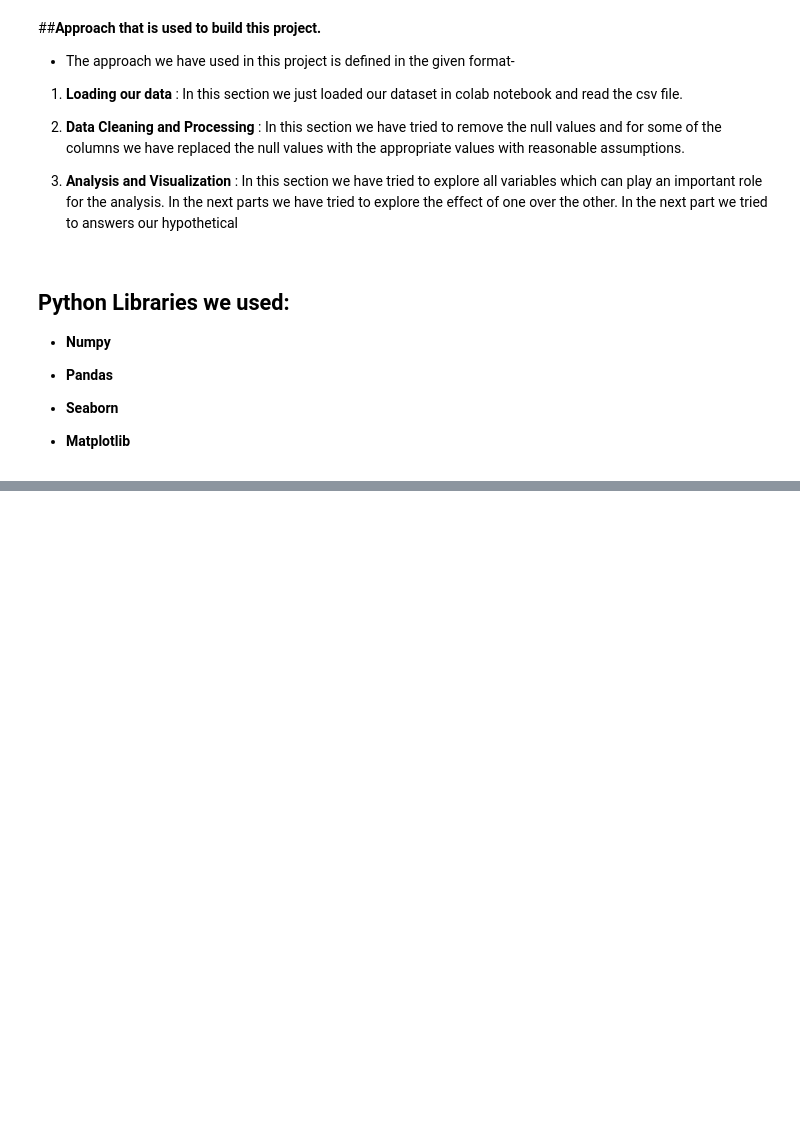
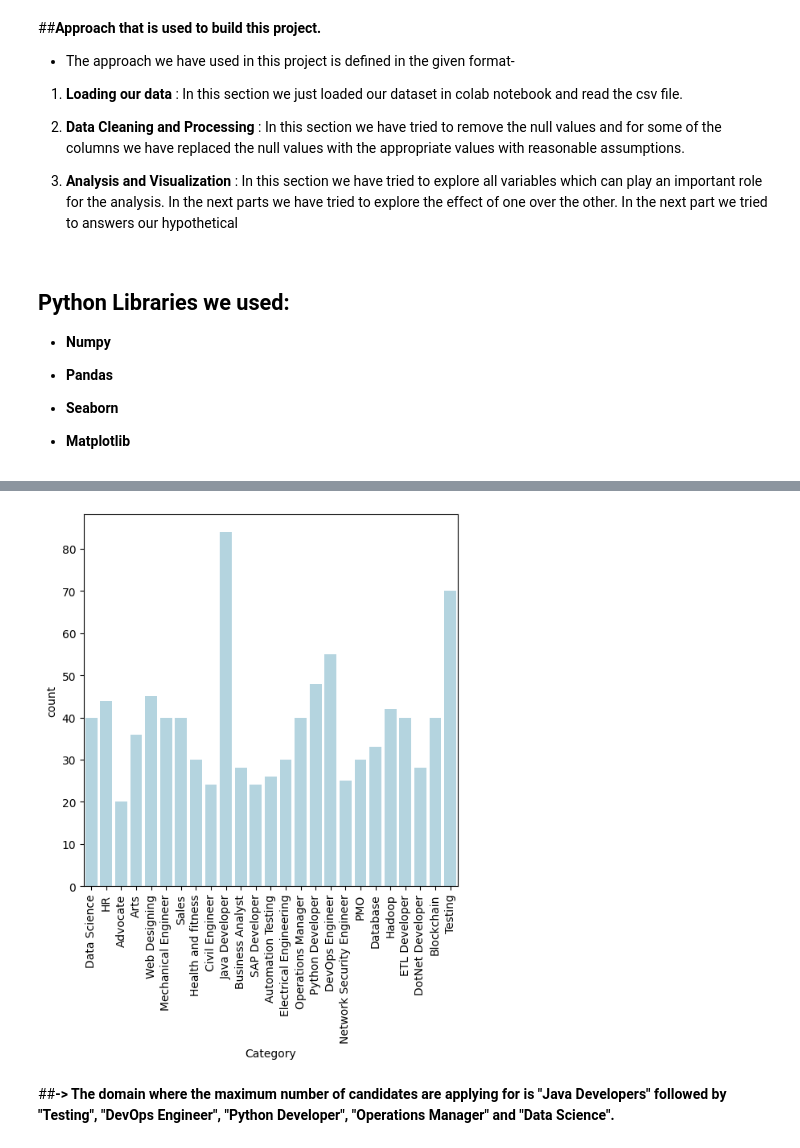
Before and after one commit to Jatingpt/NLP-Project-on-UpdataResume, a Jupyter notebook: NLP_Project_on_UpdateResume.ipynb, the cells around one changed output, grey strips where cells are left out. Saved outputs shown, nothing was run; the diff lists cells and outputs as text; code cells hidden in the pictures; blank space fills up the shorter version.

```diff
--- a/NLP_Project_on_UpdateResume.ipynb
+++ b/NLP_Project_on_UpdateResume.ipynb
@@ -32,0 +48,4 @@ df = pd.read_csv("")
+# %%
+file_path = "/content/UpdatedResumeDataSet.csv"
+df = pd.read_csv(file_path)
+df
@@ -32,0 +95,9 @@ df = pd.read_csv("")
+# %%
+plt.figure(figsize=(6,6))
+sns.countplot(x = df["Category"], color="lightblue")
+plt.xticks(rotation=90)
+plt.show()
+# %% [output]
+[figure, added]
+# %% [markdown]
+##**-> The domain where the maximum number of candidates are applying for is "Java Developers" followed by "Testing", "DevOps Engineer", "Python Developer", "Operations Manager" and "Data Science".**
```
Also changed, not shown: parts of 7 cells of this notebook.
